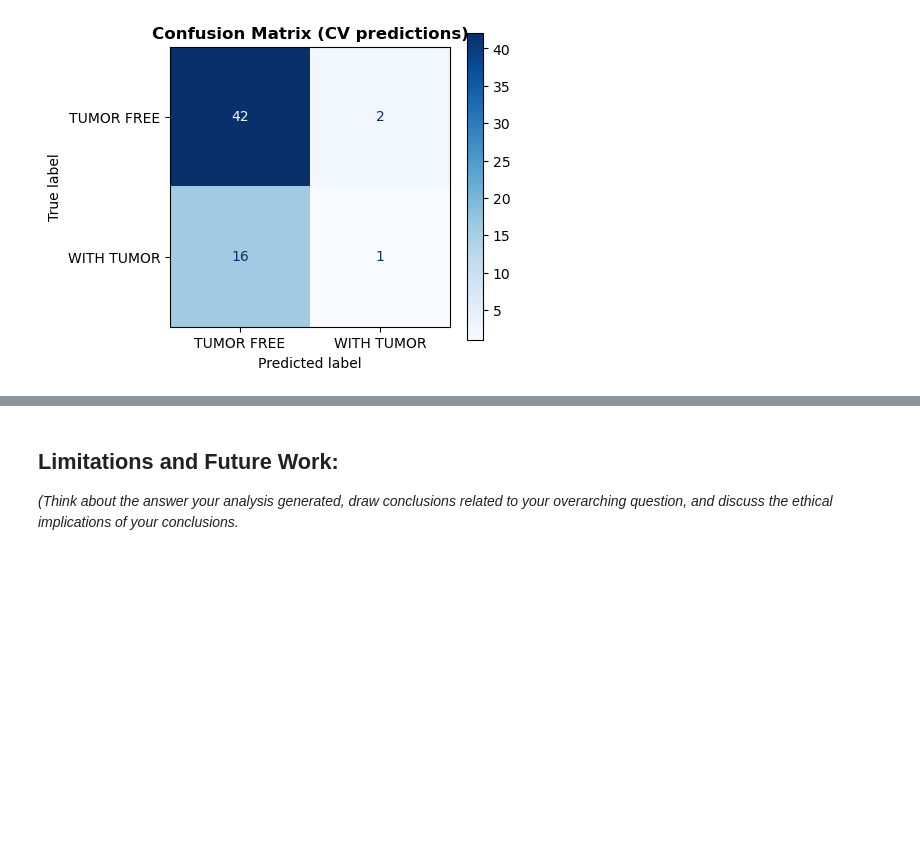
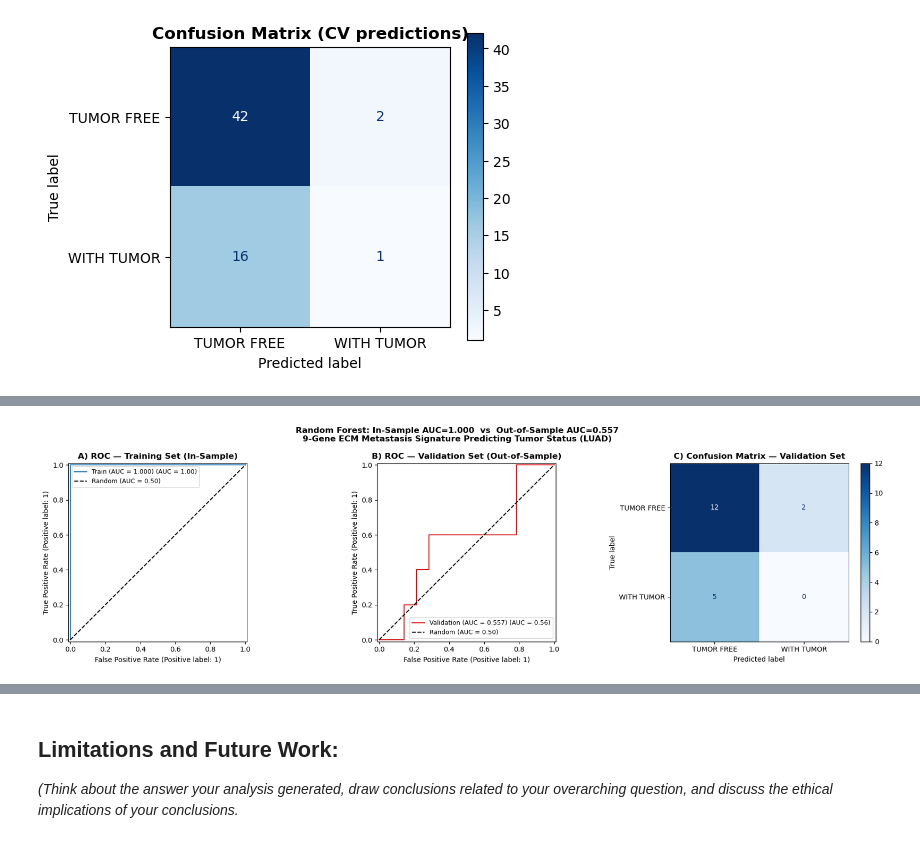
Before and after one commit to isabelvikesland/Module-4-Cancer, a Jupyter notebook: code/Module 4 Notebook.ipynb, the cells around one changed output, grey strips where cells are left out. Saved outputs shown, nothing was run; the diff lists cells and outputs as text; code cells hidden in the pictures; blank space fills up the shorter version.

```diff
--- a/code/Module 4 Notebook.ipynb
+++ b/code/Module 4 Notebook.ipynb
@@ -750,0 +824,38 @@ Mean AUC: 0.5475 ± 0.1765
+# %%
+fig, axes = plt.subplots(1, 3, figsize=(18, 5))
+
+# ── ROC: Training set ───────────────────────────────────────────────────
+RocCurveDisplay.from_predictions(
+    y_train, y_prob_train, ax=axes[0],
+    name=f'Train (AUC = {auc_train:.3f})', color='#1f77b4'
+)
+axes[0].plot([0,1],[0,1],'k--', label='Random (AUC = 0.50)')
+axes[0].set_title('A) ROC — Training Set (In-Sample)', fontweight='bold')
+axes[0].legend(fontsize=9)
+
+# ── ROC: Validation set ─────────────────────────────────────────────────
+RocCurveDisplay.from_predictions(
+    y_val, y_prob_val, ax=axes[1],
+    name=f'Validation (AUC = {auc_val:.3f})', color='#d62728'
+)
+axes[1].plot([0,1],[0,1],'k--', label='Random (AUC = 0.50)')
+axes[1].set_title('B) ROC — Validation Set (Out-of-Sample)', fontweight='bold')
+axes[1].legend(fontsize=9)
+
+# ── Confusion matrix: Validation set ────────────────────────────────────
+ConfusionMatrixDisplay.from_predictions(
+    y_val, y_pred_val,
+    display_labels=['TUMOR FREE', 'WITH TUMOR'],
+    cmap='Blues', ax=axes[2]
+)
+axes[2].set_title('C) Confusion Matrix — Validation Set', fontweight='bold')
+
+plt.suptitle(
+    f'Random Forest: In-Sample AUC={auc_train:.3f}  vs  Out-of-Sample AUC={auc_val:.3f}\n'
+    f'9-Gene ECM Metastasis Signature Predicting Tumor Status (LUAD)',
+    fontsize=12, fontweight='bold'
+)
+plt.tight_layout()
+plt.show()
+# %% [output]
+[figure, added]
```
Also changed, not shown: parts of 4 cells of this notebook.
